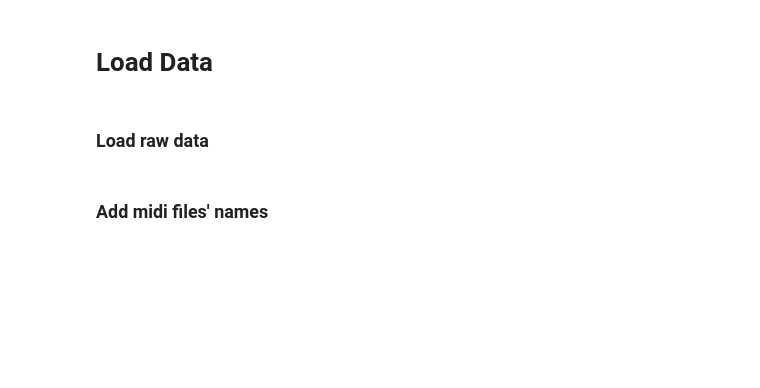
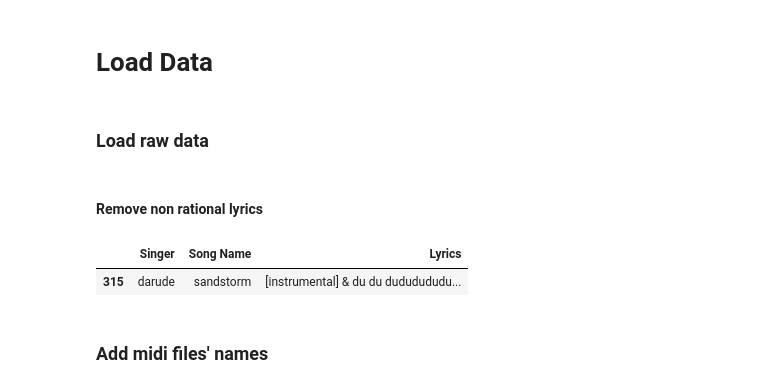
Before and after one commit to Naorko/lyrics-gen-tf, a Jupyter notebook: lyrics_generations.ipynb, the cells around one changed output. Saved outputs shown, nothing was run; the diff lists cells and outputs as text; code cells hidden in the pictures; blank space fills up the shorter version.

```diff
--- a/lyrics_generations.ipynb
+++ b/lyrics_generations.ipynb
@@ -53,3 +58,11 @@ cols = ['Singer', 'Song Name', 'Lyrics']
 
 df = pd.read_csv('datasets/lyrics_train_set.csv', names=cols)
 df_test = pd.read_csv('datasets/lyrics_test_set.csv', names=cols)
+# %% [markdown]
+#### Remove non rational lyrics
+# %%
+bad_song = df.query("Singer == 'darude'")
+bad_song
+# %% [output]
+|  | Singer | Song Name | Lyrics |
+| 315 | darude | sandstorm | [instrumental] & du du dududududu... |
```
Also changed, not shown: parts of 17 cells of this notebook.
